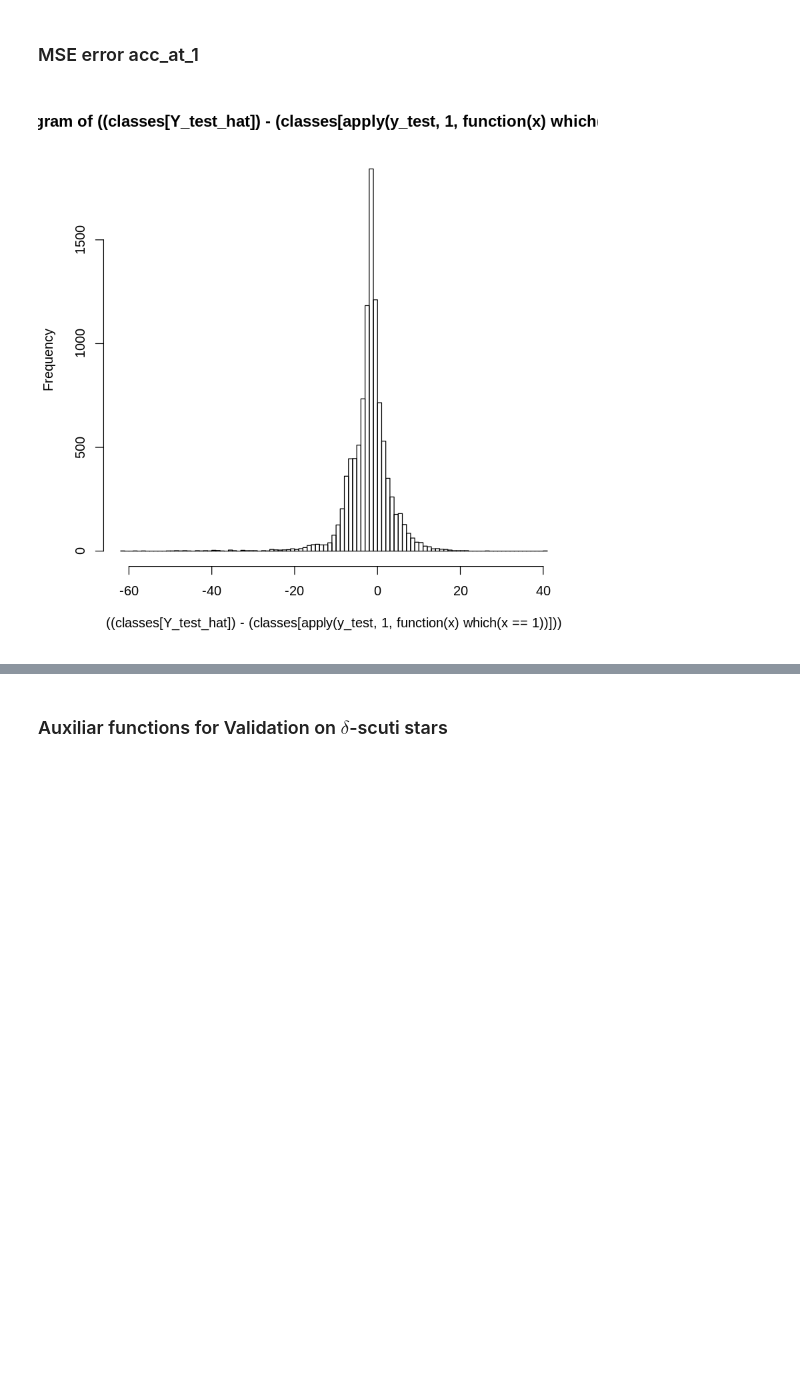
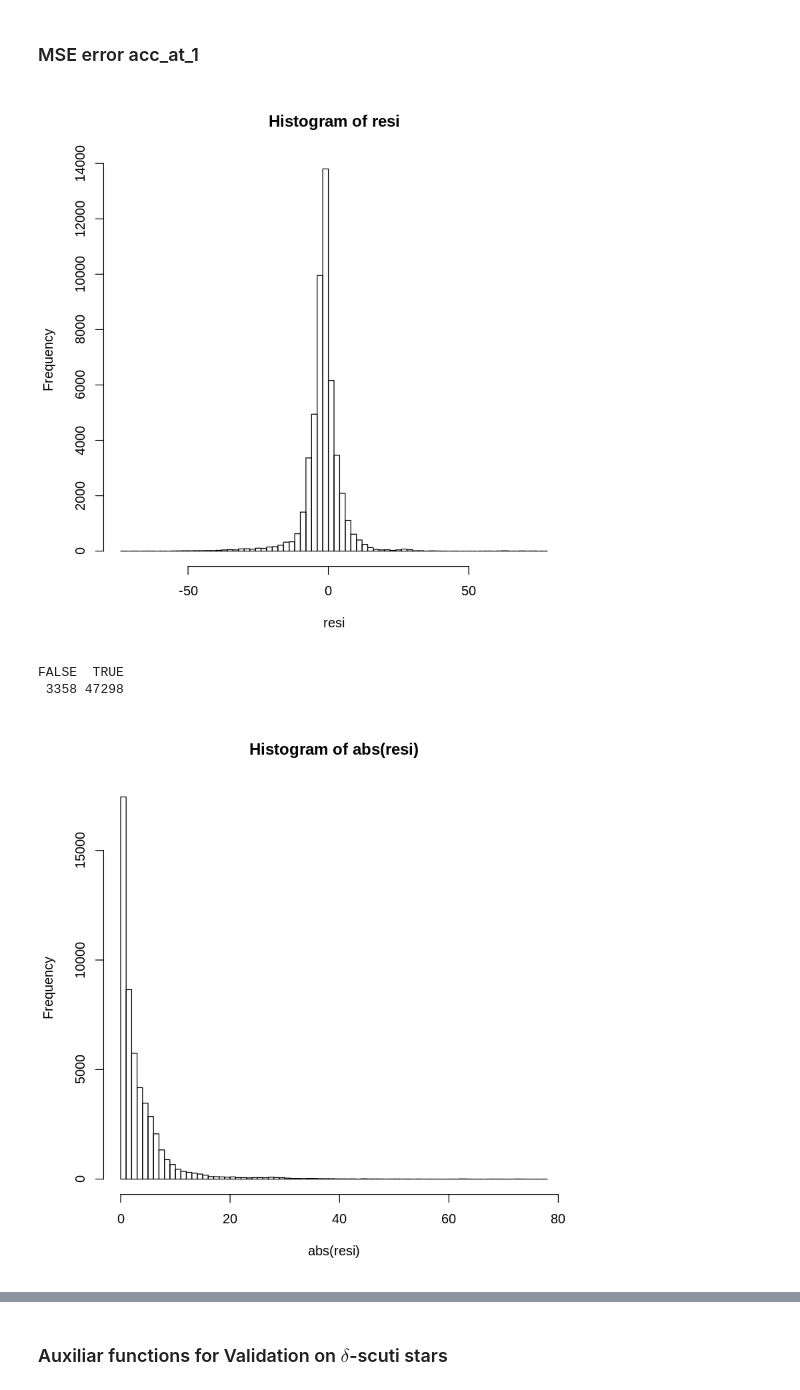
Before and after one commit to rmaestre/variableStars, a Jupyter notebook: docs/GPU/RAW-ZAMS_NN.ipynb, the cells around one changed output, grey strips where cells are left out. Cells and saved outputs as stored; diff of their text form; code cells hidden in the pictures; blank space fills up the shorter version.

```diff
--- a/docs/GPU/RAW-ZAMS_NN.ipynb
+++ b/docs/GPU/RAW-ZAMS_NN.ipynb
@@ -61,7 +61,7 @@ num_classes <-
 # %%
 rows <- dim(df_all)[1]
 cols <- (dim(df_all)[2] - 2) / 4
-dimensions <- 4 # Number of channels
+dimensions <- 3 # Number of channels
 X <- array(0, c(rows, cols, dimensions))
 # Y train is a 1D matrix with rows and targets
 Y <- matrix(0, nrow = rows, ncol = num_classes)
@@ -71,8 +71,8 @@ ind_data <- seq(from=1,to=rows)
 X[ind_data, , 1] <- as.matrix(df_all[ind_data, 1:406])
 X[ind_data, , 2] <- as.matrix(df_all[ind_data, 406:((406 * 2) - 1)])
 X[ind_data, , 3] <- as.matrix(df_all[ind_data, (406 * 2):((406 * 3) - 1)])
-X[ind_data, , 4] <- as.matrix(df_all[ind_data, (406 * 3):((406 * 4) - 1)])
-Y <- to_categorical(df_all[ind_data, 1626:1626] / 0.0864, num_classes)
+#X[ind_data, , 4] <- as.matrix(df_all[ind_data, (406 * 3):((406 * 4) - 1)])
+Y <- (to_categorical(df_all[ind_data, 1626:1626] / 0.0864, num_classes))
 
 dim(X)
 dim(Y)
@@ -115,7 +118,7 @@ stopifnot(which(is.na(Y))==FALSE)
 stopifnot(which(is.na(X))==FALSE)
 # %%
 # Split train/test
-smp_size <- floor(0.98 * nrow(X))
+smp_size <- floor(0.9 * nrow(X))
 set.seed(123)
 ind <- sample(seq_len(nrow(X)), size = smp_size)
 
@@ -180,23 +213,19 @@ cp_callback <- callback_model_checkpoint(
 # Create a 1d convolutional NN
 model <- keras_model_sequential() %>%
   layer_separable_conv_1d(
-    kernel_size = 4,
-    filters = 8,
-    depth_multiplier = 10,
+    kernel_size = 5,
+    filters = 5,
+    depth_multiplier = 5,
     input_shape = c(406, 4)
   ) %>%
-  #layer_max_pooling_1d(pool_size = 2) %>%
-  #layer_dropout(0.2) %>%
-  #layer_batch_normalization() %>%
-layer_separable_conv_1d(
-    kernel_size = 2,
-    filters = 4,
-    depth_multiplier = 20
+  layer_max_pooling_1d(pool_size = 2) %>%
+  layer_separable_conv_1d(
+    kernel_size = 5,
+    filters = 5,
+    depth_multiplier = 5,
   ) %>%
-  layer_max_pooling_1d(pool_size = 4) %>%
-  layer_dropout(0.5) %>%
-  layer_batch_normalization() %>%
-
+  layer_max_pooling_1d(pool_size = 2) %>%
+  layer_dropout(0.2) %>%
   layer_flatten() %>%
   layer_dense(units = num_classes, activation = 'softmax')
 
@@ -327,13 +339,19 @@ ggplot(data=dtCM, aes(c1, c2, fill = freq)) +
 # %%
 # Output dimension
 classes <- seq(
     from = 0.1,
     to = 14 / 0.0864,
     by = output_resolution
   )
 
 
-hist(((classes[Y_test_hat]) - (classes[apply(y_test,1,function(x) which(x==1))])), breaks=100)
+resi <- ((classes[Y_test_hat]) - (classes[apply(y_test,1,function(x) which(x==1))]))
+hist(resi, breaks=100)
+hist(abs(resi), breaks=100)
+print(table(abs(resi)<=10))
 # %% [output]
-[figure, old version]
+[figure, new version]
+FALSE  TRUE
+ 3358 47298
+[figure, added]
 # %%
```
Also changed, not shown: parts of 30 cells of this notebook, 2 other files.
